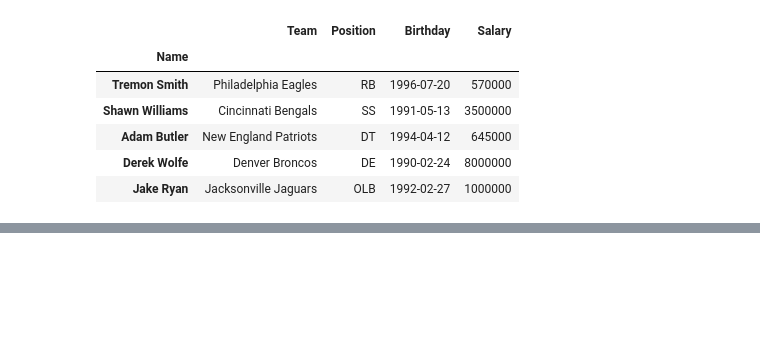
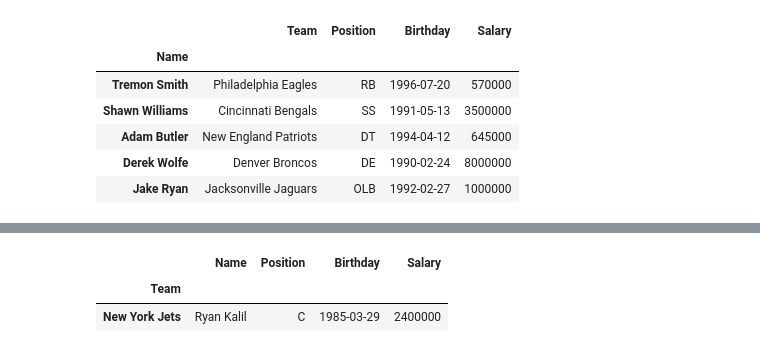
Before and after one commit to Sinrez/PythonProjects, a Jupyter notebook: hw4_pandas_in_act.ipynb, the cells around one changed output, grey strips where cells are left out. Drawn from its saved outputs; the diff is of its cells as text; code cells hidden in the pictures; blank space fills up the shorter version.

```diff
--- a/hw4_pandas_in_act.ipynb
+++ b/hw4_pandas_in_act.ipynb
@@ -45,0 +96,6 @@ nfl.head()
+# %%
+nfl1.loc["New York Jets"].sort_values('Birthday').head(1)
+# %% [output]
+|  | Name | Position | Birthday | Salary |
+| Team |  |  |  |  |
+| New York Jets | Ryan Kalil | C | 1985-03-29 | 2400000 |
```
Also changed, not shown: parts of 4 cells of this notebook.
